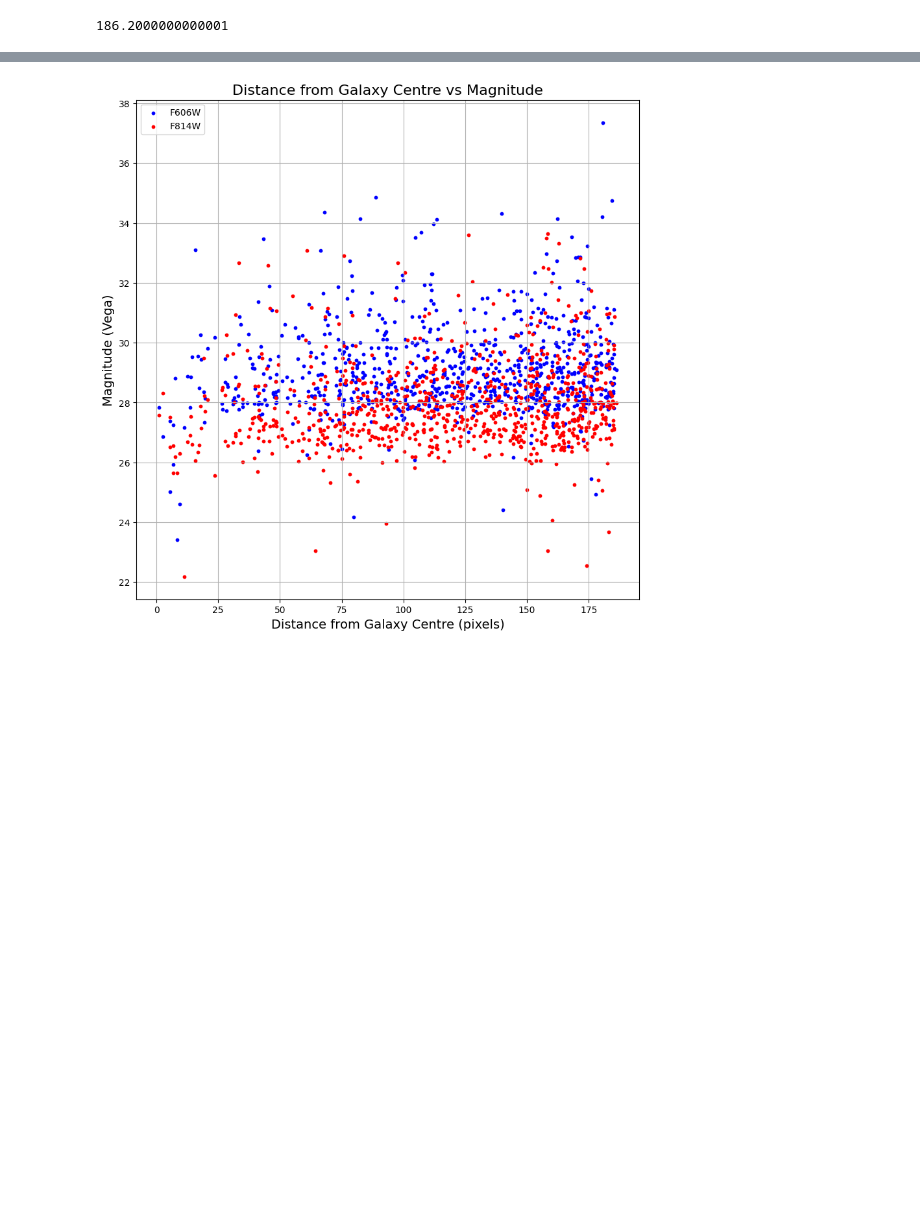
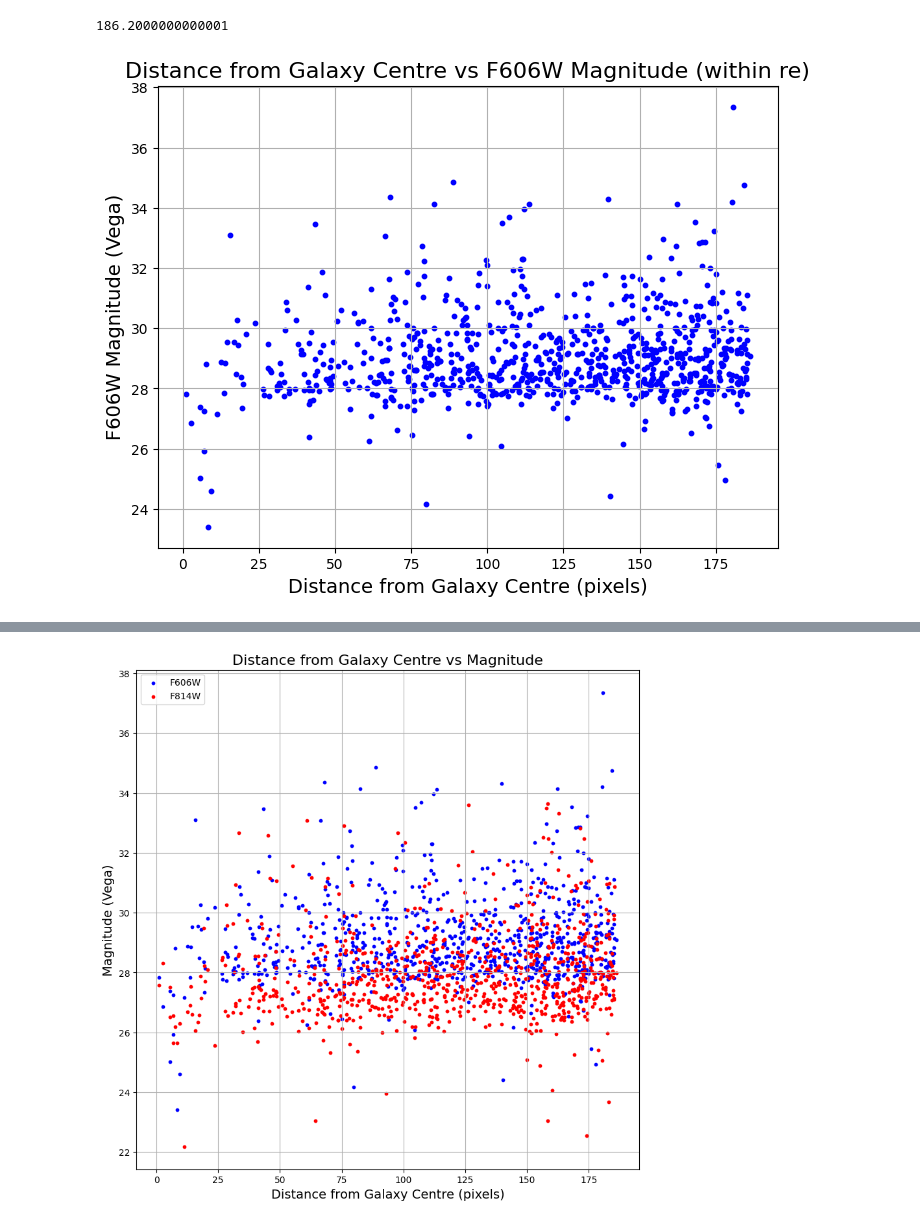
Before and after one commit to Ananth1-9/Research_work, a Jupyter notebook: Real_code/NSC.ipynb, the cells around one changed output, grey strips where cells are left out. Drawn from its saved outputs; the diff is of its cells as text; code cells hidden in the pictures; blank space fills up the shorter version.

Commit message:
Added 2 more plots for the first NSC

```diff
--- a/Real_code/NSC.ipynb
+++ b/Real_code/NSC.ipynb
@@ -87,3 +87,14 @@ print(re_pixels0)
 distgal_re0 = distgal0[distgal0 <= re_pixels0]
 f606mag_re0 = f606mag0[distgal0 <= re_pixels0]
 f814mag_re0 = f814mag0[distgal0 <= re_pixels0]
+# %%
+#plotting distance vs magnitude for f606w in re
+plt.figure(figsize=(8,6))
+plt.scatter(distgal_re0, f606mag_re0, color='blue', s=10)
+plt.title('Distance from Galaxy Centre vs F606W Magnitude (within re)', fontsize=16)
+plt.xlabel('Distance from Galaxy Centre (pixels)', fontsize=14)
+plt.ylabel('F606W Magnitude (Vega)', fontsize=14)
+plt.grid()
+plt.show()
+# %% [output]
+[figure, added]
```
Also changed, not shown: parts of 1 cell of this notebook.
